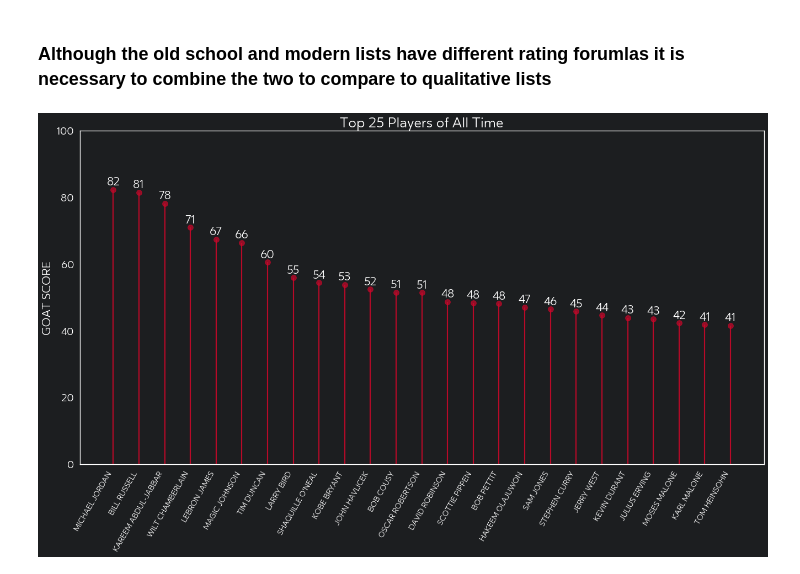
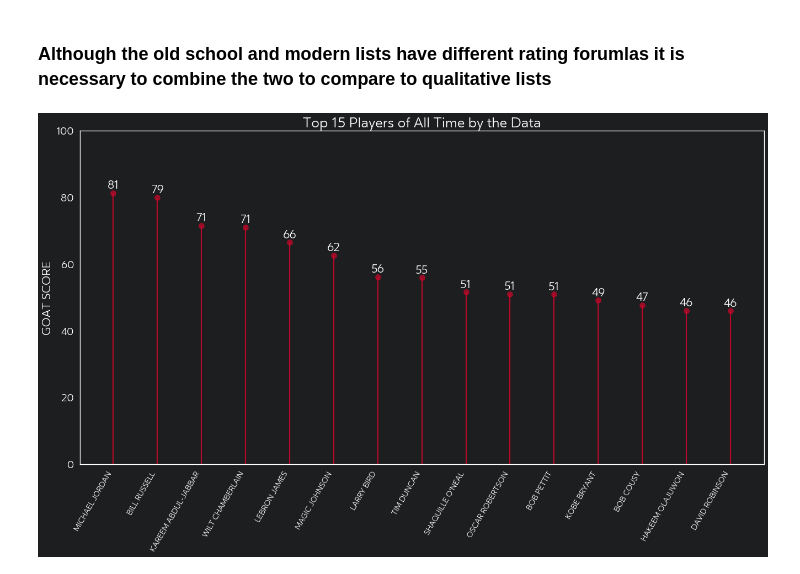
Before and after one commit to jbdave112/GOAT_Analysis, a Jupyter notebook: GOAT Analysis.ipynb, the cells around one changed output. Saved outputs shown, nothing was run; the diff lists cells and outputs as text; code cells hidden in the pictures.

Commit message:
Updated methodology to include interaction effects

```diff
--- a/GOAT Analysis.ipynb
+++ b/GOAT Analysis.ipynb
@@ -181,7 +203,7 @@ warnings.filterwarnings('ignore')
 # %%
 #Create scaler to normalize values between 0 and 1
 scaler = preprocessing.MinMaxScaler()
-df_goat_modern['scaled_championships'] = scaler.fit_transform(df_goat_modern[['No. of Championships']])
+df_goat_modern['scaled_cs'] = scaler.fit_transform(df_goat_modern[['No. of Championships']])
 df_goat_modern['scaled_reg_mvp'] = scaler.fit_transform(df_goat_modern[['mvp_count']])
 df_goat_modern['scaled_per'] = scaler.fit_transform(df_goat_modern[['PER']])
 df_goat_modern['scaled_vorp'] = scaler.fit_transform(df_goat_modern[['VORP']])
@@ -189,7 +211,6 @@ df_goat_modern['scaled_bpm'] = scaler.fit_transform(df_goat_modern[['BPM']])
 df_goat_modern['scaled_ws'] = scaler.fit_transform(df_goat_modern[['WS/48']])
 df_goat_modern['scaled_all_star'] = scaler.fit_transform(df_goat_modern[['No. of All Star Selections']])
 df_goat_modern['scaled_ppg'] = scaler.fit_transform(df_goat_modern[['PPG']])
-df_goat_modern['scaled_gp'] = scaler.fit_transform(df_goat_modern[['G']])
 df_goat_modern['scaled_mpg'] = scaler.fit_transform(df_goat_modern[['MPG']])
 df_goat_modern['scaled_rpg'] = scaler.fit_transform(df_goat_modern[['RPG']])
 df_goat_modern['scaled_apg'] = scaler.fit_transform(df_goat_modern[['APG']])
@@ -197,9 +218,24 @@ df_goat_modern['scaled_fin_mvp'] = scaler.fit_transform(df_goat_modern[['fmvp_co
 df_goat_modern['scaled_anba'] = scaler.fit_transform(df_goat_modern[['All_NBA']])
 df_goat_modern['scaled_spg'] = scaler.fit_transform(df_goat_modern[['SPG']])
 df_goat_modern['scaled_bpg'] = scaler.fit_transform(df_goat_modern[['BPG']])
+df_goat_modern['scaled_usg'] = scaler.fit_transform(df_goat_modern[['Usg%']])
+df_goat_modern['scaled_fmvp_pct'] = scaler.fit_transform(df_goat_modern[['fmvp_pct']])
+df_goat_modern['scaled_pts'] = scaler.fit_transform(df_goat_modern[['PTS']])
 # %%
 #Calculate weighted average of scaled values to create GOAT SCORE
-df_goat_modern['GOAT_SCORE'] = (.2437*df_goat_modern['scaled_championships'] + .1744*df_goat_modern['scaled_reg_mvp'] + .1205*df_goat_modern['scaled_ws'] + .0564*df_goat_modern['scaled_ppg'] + .0567*df_goat_modern['scaled_fin_mvp'] + .0361*df_goat_modern['scaled_gp'] + .0361*df_goat_modern['scaled_mpg'] + .0361*df_goat_modern['scaled_rpg'] + .0361*df_goat_modern['scaled_apg'] + .0361*df_goat_modern['scaled_spg'] + .0361*df_goat_modern['scaled_bpg'] +.0367*df_goat_modern['scaled_per'] + .0367*df_goat_modern['scaled_bpm'] + .0367*df_goat_modern['scaled_vorp'] + .0187*df_goat_modern['scaled_all_star'] + .0033*df_goat_modern['scaled_anba'])*100
+df_goat_modern['GOAT_SCORE'] = (0.0609 * df_goat_modern['scaled_cs'] *
+                                (1+df_goat_modern['scaled_fmvp_pct']+df_goat_modern['scaled_usg']+
+                                 df_goat_modern['scaled_mpg']) +
+                                 0.1744*df_goat_modern['scaled_reg_mvp']+.1205*df_goat_modern['scaled_ws'] +
+                                .0421*df_goat_modern['scaled_ppg'] + .0567*df_goat_modern['scaled_fin_mvp'] +
+                                .0421*df_goat_modern['scaled_mpg'] + .0421*df_goat_modern['scaled_rpg'] +
+                                .0421*df_goat_modern['scaled_apg'] + .0421*df_goat_modern['scaled_spg'] +
+                                .0421*df_goat_modern['scaled_bpg'] +.0367*df_goat_modern['scaled_per'] +
+                                .0367*df_goat_modern['scaled_bpm'] + .0367*df_goat_modern['scaled_vorp'] +
+                                .0187*df_goat_modern['scaled_all_star'] + .0033*df_goat_modern['scaled_anba']+
+                                .020*df_goat_modern['scaled_pts'])*100
+
+
 df_goat_modern = df_goat_modern.sort_values(by=['GOAT_SCORE'], ascending=False)
 df_goat_modern = df_goat_modern.reset_index(drop=True)
 # %%
@@ -208,22 +244,28 @@ df_goat_modern.to_csv("df_goat_modern.csv")
 # %%
 #Create scaler to normalize values between 0 and 1
 scaler = preprocessing.MinMaxScaler()
-df_goat_os['scaled_championships'] = scaler.fit_transform(df_goat_os[['No. of Championships']])
+df_goat_os['scaled_cs'] = scaler.fit_transform(df_goat_os[['No. of Championships']])
 df_goat_os['scaled_reg_mvp'] = scaler.fit_transform(df_goat_os[['mvp_count']])
 df_goat_os['scaled_per'] = scaler.fit_transform(df_goat_os[['PER']])
-df_goat_os['scaled_vorp'] = scaler.fit_transform(df_goat_os[['VORP']])
-df_goat_os['scaled_bpm'] = scaler.fit_transform(df_goat_os[['BPM']])
 df_goat_os['scaled_ws'] = scaler.fit_transform(df_goat_os[['WS/48']])
 df_goat_os['scaled_all_star'] = scaler.fit_transform(df_goat_os[['No. of All Star Selections']])
 df_goat_os['scaled_ppg'] = scaler.fit_transform(df_goat_os[['PPG']])
-df_goat_os['scaled_gp'] = scaler.fit_transform(df_goat_os[['G']])
 df_goat_os['scaled_mpg'] = scaler.fit_transform(df_goat_os[['MPG']])
 df_goat_os['scaled_rpg'] = scaler.fit_transform(df_goat_os[['RPG']])
 df_goat_os['scaled_apg'] = scaler.fit_transform(df_goat_os[['APG']])
 df_goat_os['scaled_fin_mvp'] = scaler.fit_transform(df_goat_os[['fmvp_count']])
 df_goat_os['scaled_anba'] = scaler.fit_transform(df_goat_os[['All_NBA']])
+df_goat_os['scaled_pts'] = scaler.fit_transform(df_goat_os[['PTS']])
 # %%
 #Create GOAT Score for the old school data set
-df_goat_os['GOAT_SCORE'] = (.2583*df_goat_os['scaled_championships'] + .1848*df_goat_os['scaled_reg_mvp'] + .1860*df_goat_os['scaled_ws'] + .0751*df_goat_os['scaled_ppg'] + 0*df_goat_os['scaled_fin_mvp'] + .0535*df_goat_os['scaled_gp'] + .0535*df_goat_os['scaled_mpg'] + .0535*df_goat_os['scaled_rpg'] + .0535*df_goat_os['scaled_apg'] + .0583*df_goat_os['scaled_per'] + 0*df_goat_os['scaled_bpm'] + 0*df_goat_os['scaled_vorp'] + .0198*df_goat_os['scaled_all_star'] + .0035*df_goat_os['scaled_anba'])*100
+df_goat_os['GOAT_SCORE'] = (.0646*df_goat_os['scaled_cs'] *
+                            (1+df_goat_os['scaled_mpg']+df_goat_os['scaled_reg_mvp'] + df_goat_os['scaled_all_star']) +
+                            .1848*df_goat_os['scaled_reg_mvp'] + .1277*df_goat_os['scaled_ws'] +
+                            .0669*df_goat_os['scaled_ppg'] + .0669*df_goat_os['scaled_mpg'] +
+                            .0669*df_goat_os['scaled_rpg'] + .0669*df_goat_os['scaled_apg'] +
+                            .1166*df_goat_os['scaled_per'] + .0198*df_goat_os['scaled_all_star'] +
+                            .0035*df_goat_os['scaled_anba'] + .0216*df_goat_os['scaled_pts'])*100
 df_goat_os = df_goat_os.sort_values(by=['GOAT_SCORE'], ascending = False)
 df_goat_os = df_goat_os.reset_index(drop=True)
+'''Because the old school data set does not include finals mvps or usage rate used regular season mvps and
+all star selections as interactions with championships'''
@@ -283,27 +327,27 @@ plt.show()
 # %%
 #Combine old school and modern data sets
 df_goat_comb = pd.concat([df_goat_modern, df_goat_os])
 df_goat_comb = df_goat_comb.sort_values(by=['GOAT_SCORE'], ascending = False)
 df_goat_comb = df_goat_comb.reset_index(drop=True)
 df_goat_comb.to_csv('df_goat_comb.csv')
 
 # Draw plot for combined data set
-ordered_df = df_goat_comb.sort_values(by=['GOAT_SCORE'], ascending=False)[['Player', 'GOAT_SCORE']][:25]
+ordered_df = df_goat_comb.sort_values(by=['GOAT_SCORE'], ascending=False)[['Player', 'GOAT_SCORE']][:15]
 fig, ax = plt.subplots(figsize=(20,10), dpi= 80)
 ax.vlines(x=ordered_df.index, ymin=0, ymax=ordered_df.GOAT_SCORE, color='#C9082A', alpha=0.9, linewidth=2)
 ax.scatter(x=ordered_df.index, y=ordered_df.GOAT_SCORE, s=75, color='#C9082A', alpha=0.7)
 
 # Title, Label, Ticks and Ylim
-ax.set_title('Top 25 Players of All Time', fontdict={'size':22})
+ax.set_title('Top 15 Players of All Time by the Data', fontdict={'size':22})
 ax.set_ylabel('GOAT SCORE')
 ax.set_xticks(ordered_df.index)
 ax.set_xticklabels(ordered_df.Player.str.upper(), rotation=60, fontdict={'horizontalalignment': 'right', 'size':12})
 ax.set_ylim(0, 100)
 
 # Annotate
 for row in ordered_df.itertuples():
     ax.text(row.Index, row.GOAT_SCORE+.5, s=int(row.GOAT_SCORE), horizontalalignment= 'center', verticalalignment='bottom', fontsize=18)
 
 plt.show()
 # %% [output]
-[figure, old version]
+[figure, new version]
```
Also changed, not shown: parts of 7 cells of this notebook, 4 other files.
